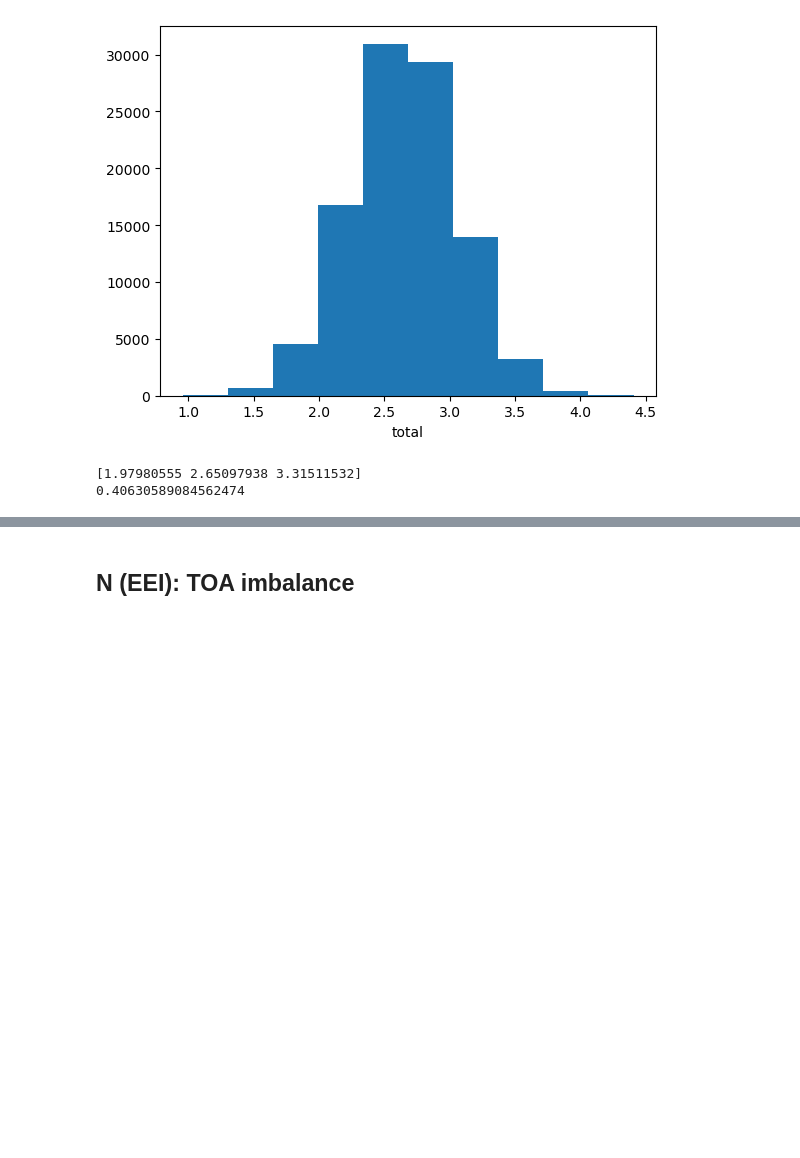
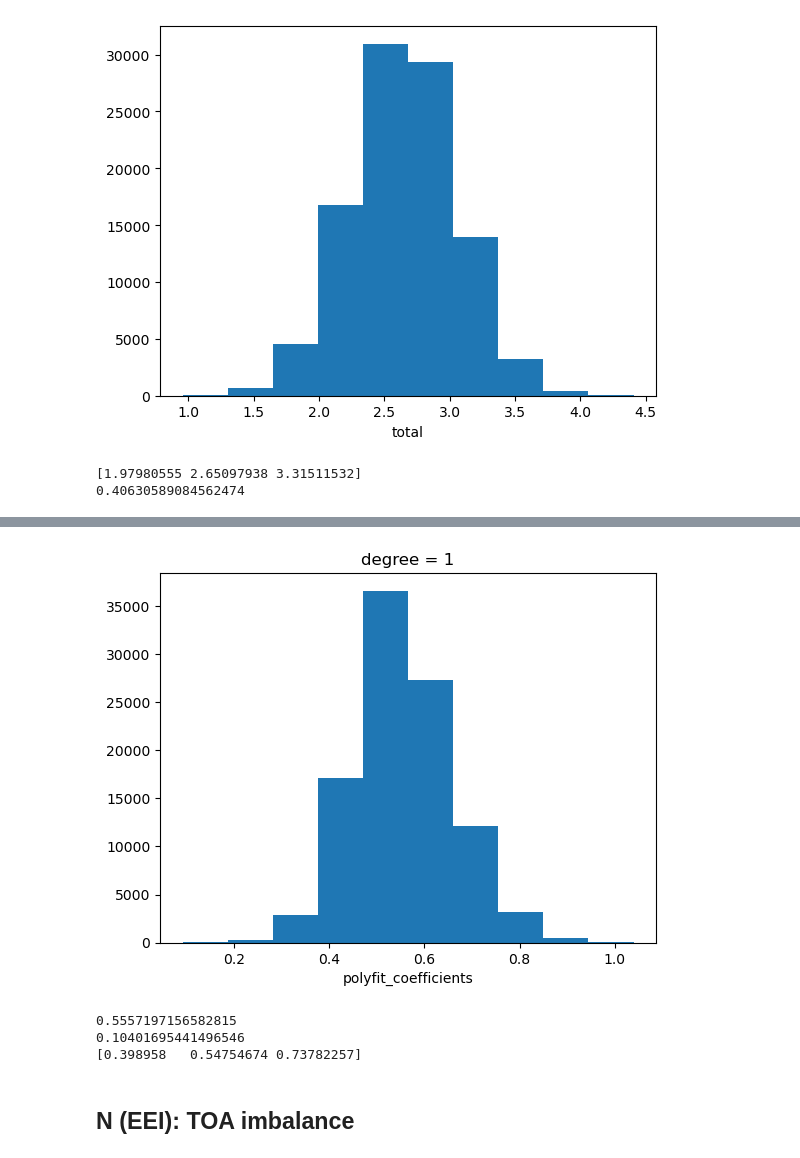
Before and after one commit to vtcooper/bayecs, a Jupyter notebook: prep_calculations.ipynb, the cells around one changed output, grey strips where cells are left out. Saved outputs shown, nothing was run; the diff lists cells and outputs as text; code cells hidden in the pictures; blank space fills up the shorter version.

```diff
--- a/prep_calculations.ipynb
+++ b/prep_calculations.ipynb
@@ -12,6 +15,8 @@ import xarray as xr
 global_dpath = '~/work/hist_sst/data/'
 # %% [markdown]
 # Historical calculations
+# %%
+ceres_tsel = slice(2001,2023)
 # %% [markdown]
 ## Forcing (ERF)
 # %%
@@ -69,3 +73,16 @@ plt.show()
+# %%
+dFdt = erf_total.sel(time=ceres_tsel).polyfit(dim='time',deg=1).polyfit_coefficients[0]
+(10*dFdt).plot.hist()
+plt.show()
+
+print((10*dFdt.values).mean())
+print((10*dFdt.values).std())
+print((10*dFdt.quantile([0.05, 0.5, 0.95])).values)
+# %% [output]
+[figure, added]
+0.5557197156582815
+0.10401695441496546
+[0.398958   0.54754674 0.73782257]
 # %% [markdown]
 ## N (EEI): TOA imbalance
 # %% [markdown]
```
Also changed, not shown: parts of 61 cells of this notebook, 3 other files.
